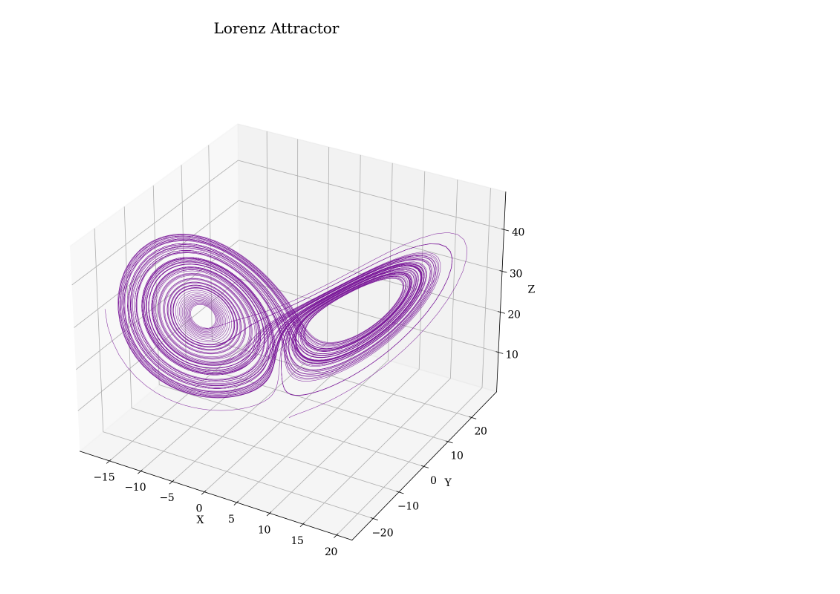
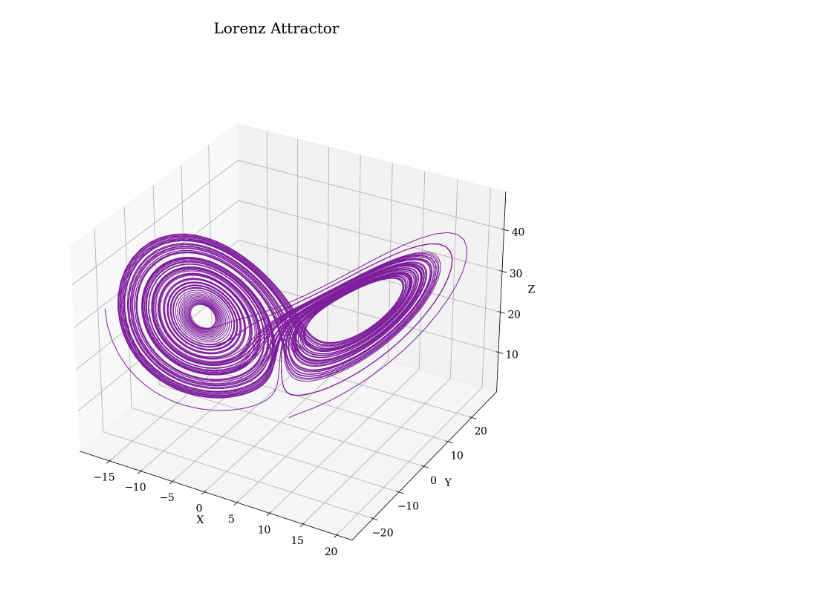
Before and after one commit to sjhaque14/nonlinear_dynamics_chaos, a Jupyter notebook: lorentz_chaos_intro.ipynb, the cells around one changed output. Cells and saved outputs as stored; diff of their text form; code cells hidden in the pictures.

```diff
--- a/lorentz_chaos_intro.ipynb
+++ b/lorentz_chaos_intro.ipynb
@@ -8,3 +9,6 @@ plt.rc("text", usetex=False) # renders LaTeX more quickly
 plt.rc("font", family = "serif",size=14) # font specifications
 plt.rc("figure",figsize=(14,12)) # figure size
 %config InlineBackend.figure_format = 'retina' # retina-display quality
+# %%
+x = np.arange(-2*np.pi, 2*np.pi, 0.1)
+dxdt = np.sin(x)
@@ -41,13 +52,13 @@ plt.show()
 # %%
 # I google "matplotlib 3d plot example" every single time I do this
 from mpl_toolkits.mplot3d import Axes3D
 fig = plt.figure()
 ax = fig.add_subplot(111, projection='3d')
 fig.suptitle(r"Lorenz Attractor", fontsize=20)
-ax.plot(r[0], r[1], r[2], linewidth=0.5,c='xkcd:purple')
+ax.plot(r[0], r[1], r[2], linewidth=1,c='xkcd:purple')
 ax.set_xlabel('X')
 ax.set_ylabel('Y')
 ax.set_zlabel('Z')
 plt.show()
 # %% [output]
-[figure, old version]
+[figure, new version]
```
Also changed, not shown: parts of 4 cells of this notebook.
